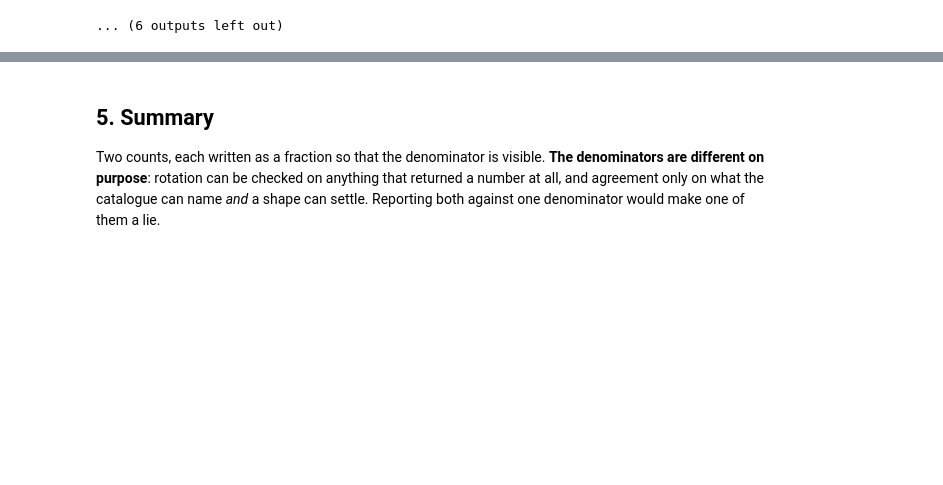
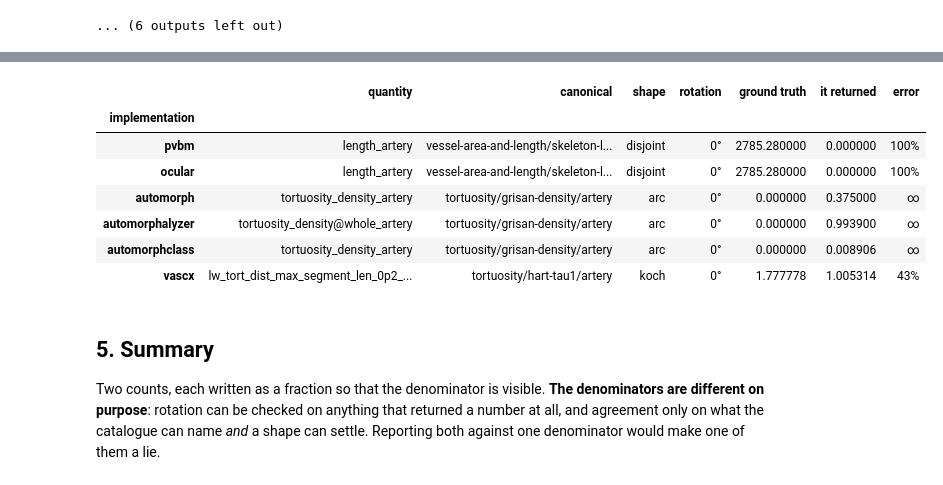
Before and after one commit to staskh/fundus-atlas, a Jupyter notebook: notebooks/biomarker-synthetic.ipynb, the cells around one changed output, grey strips where cells are left out. Saved outputs shown, nothing was run; the diff lists cells and outputs as text; code cells hidden in the pictures; blank space fills up the shorter version.

```diff
--- a/notebooks/biomarker-synthetic.ipynb
+++ b/notebooks/biomarker-synthetic.ipynb
@@ -657,3 +672,37 @@ for number, shape in enumerate(SHAPES, start=1):
+# %%
+def worst_truth_case(slug: str) -> dict[str, object] | None:
+    """The single measurement furthest from what the geometry requires."""
+    mine = AGAINST[AGAINST["implementation"] == slug]
+    if mine.empty:
+        return None
+    row = mine.loc[mine["error"].idxmax()]
+    return {
+        "quantity": row["own"],
+        "canonical": row["canonical"],
+        "shape": row["shape"],
+        "rotation": f"{row['rotation']:.0f}°",
+        "ground truth": row["truth"],
+        "it returned": row["value"],
+        "error": "∞" if row["error"] == np.inf else f"{100 * row['error']:.0f}%",
+    }
+
+
+rows = [
+    {"implementation": slug, **found}
+    for slug in IMPLEMENTATIONS
+    if (found := worst_truth_case(slug)) is not None
+]
+WORST_TRUTH = pd.DataFrame(rows).set_index("implementation")
+WORST_TRUTH[["quantity", "canonical", "shape", "rotation", "ground truth", "it returned", "error"]]
+# %% [output]
+|  | quantity | canonical | shape | rotation | ground truth | it returned | error |
+| implementation |  |  |  |  |  |  |  |
+| pvbm | length_artery | vessel-area-and-length/skeleton-l... | disjoint | 0° | 2785.280000 | 0.000000 | 100% |
+| ocular | length_artery | vessel-area-and-length/skeleton-l... | disjoint | 0° | 2785.280000 | 0.000000 | 100% |
+| automorph | tortuosity_density_artery | tortuosity/grisan-density/artery | arc | 0° | 0.000000 | 0.375000 | ∞ |
+| automorphalyzer | tortuosity_density@whole_artery | tortuosity/grisan-density/artery | arc | 0° | 0.000000 | 0.993900 | ∞ |
+| automorphclass | tortuosity_density_artery | tortuosity/grisan-density/artery | arc | 0° | 0.000000 | 0.008906 | ∞ |
+| vascx | lw_tort_dist_max_segment_len_0p2_... | tortuosity/hart-tau1/artery | koch | 0° | 1.777778 | 1.005314 | 43% |
 # %% [markdown]
 ## 5. Summary
 
```
Also changed, not shown: parts of 2 cells of this notebook.
